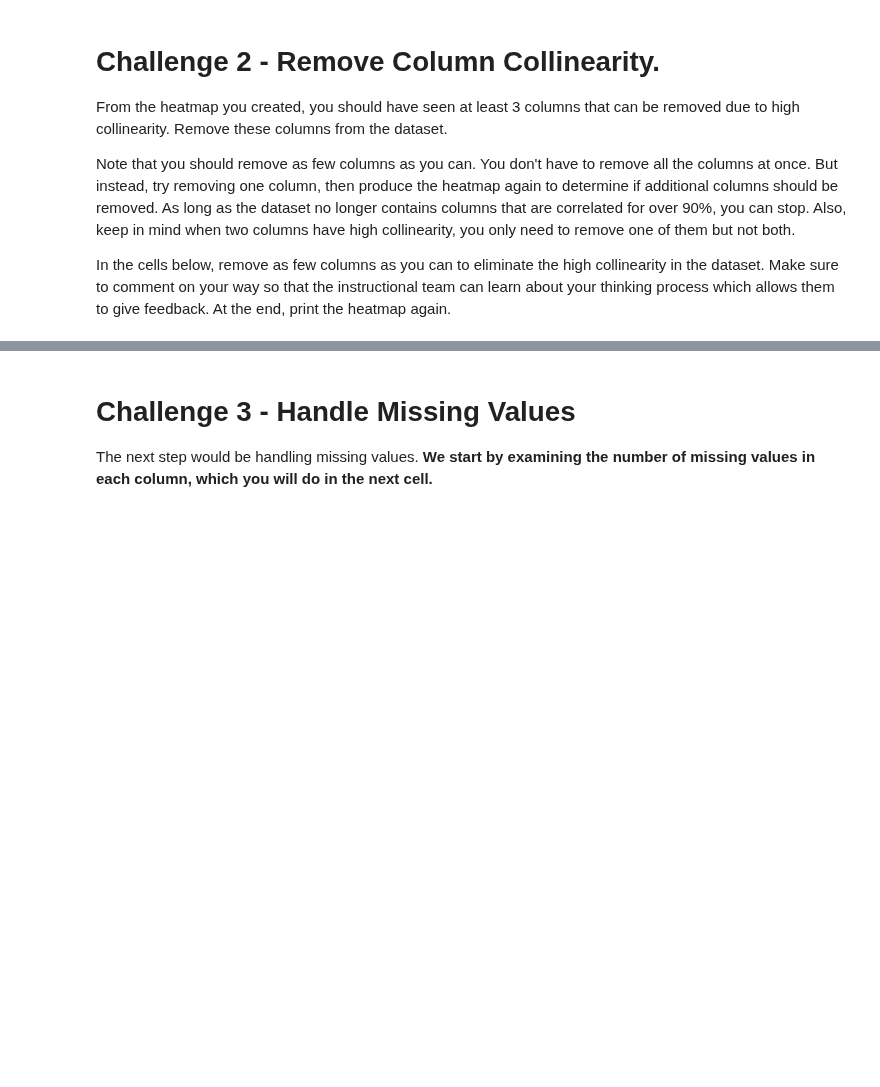
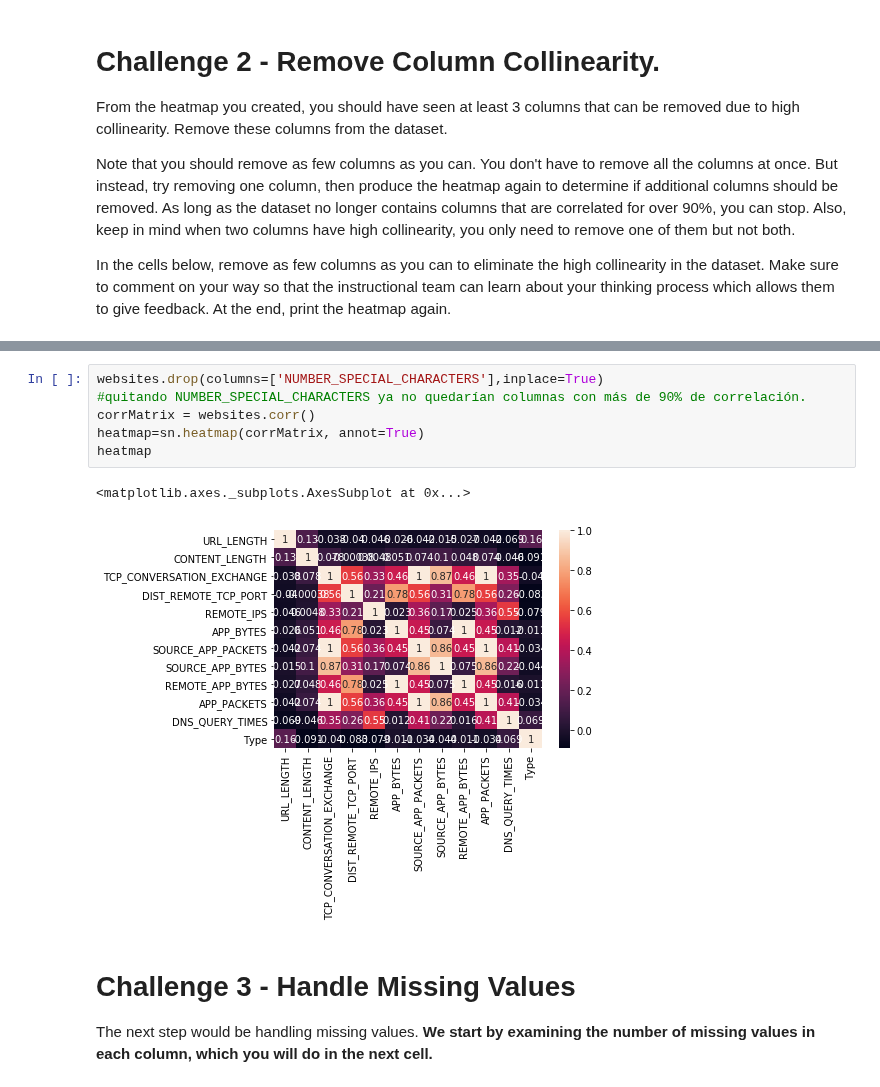
Before and after one commit to ironhack-datalabs/datamad1019, a Jupyter notebook: module-3/lab-supervised-learning/your-code/main.ipynb, the cells around one changed output, grey strips where cells are left out. Saved outputs shown, nothing was run; the diff lists cells and outputs as text; blank space fills up the shorter version.

```diff
--- a/module-3/lab-supervised-learning/your-code/main.ipynb
+++ b/module-3/lab-supervised-learning/your-code/main.ipynb
@@ -101,3 +155,12 @@ In the cells below, remove as few columns as you can to eliminate the high colli
+# %%
+websites.drop(columns=['NUMBER_SPECIAL_CHARACTERS'],inplace=True)
+#quitando NUMBER_SPECIAL_CHARACTERS ya no quedarían columnas con más de 90% de correlación.
+corrMatrix = websites.corr()
+heatmap=sn.heatmap(corrMatrix, annot=True)
+heatmap
+# %% [output]
+<matplotlib.axes._subplots.AxesSubplot at 0x...>
+[figure, added]
 # %% [markdown]
 # Challenge 3 - Handle Missing Values
 
```
Also changed, not shown: parts of 22 cells of this notebook.
